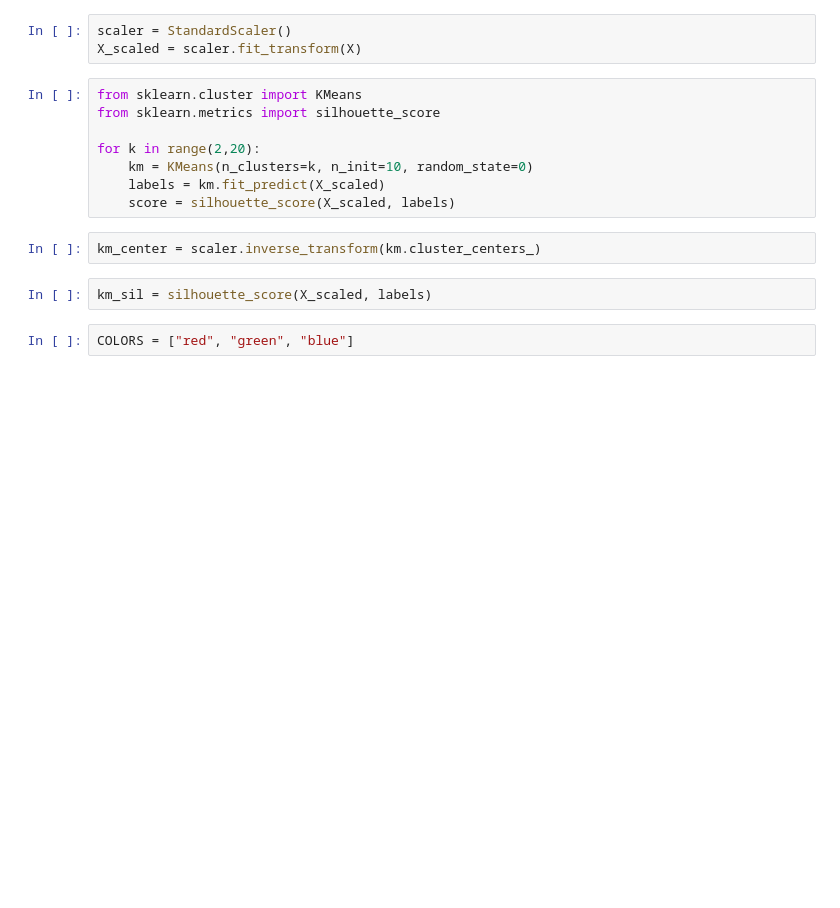
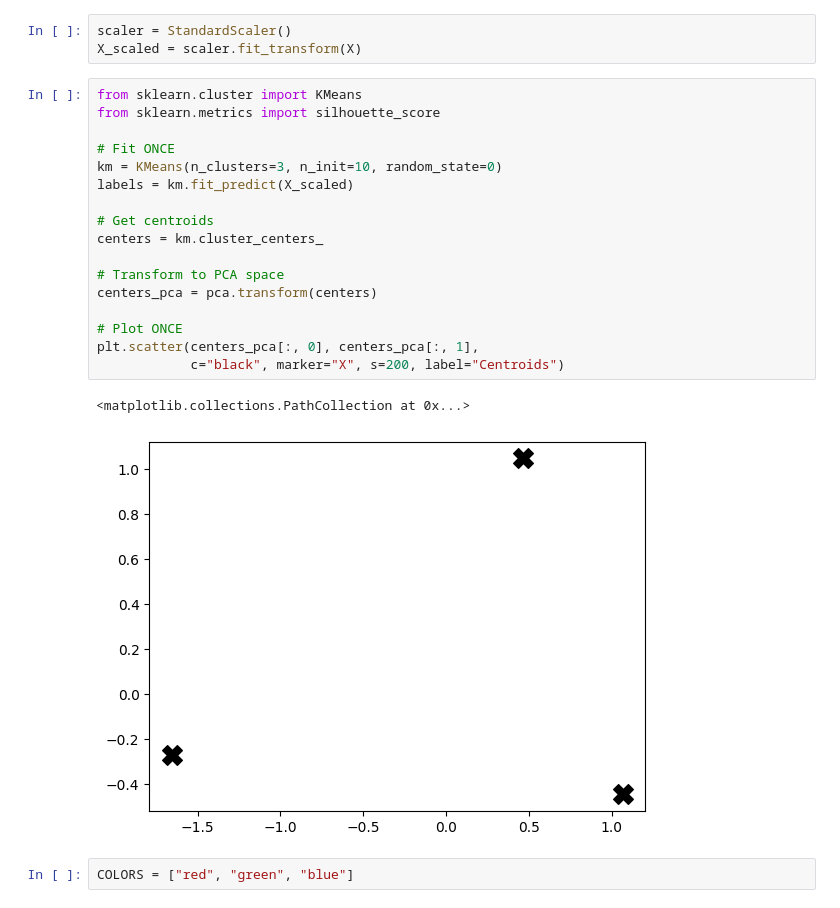
Before and after one commit to ypoudel3/data_final, a Jupyter notebook: clustering.ipynb, the cells around one changed output. Cells and saved outputs as stored; diff of their text form; blank space fills up the shorter version.

Commit message:
clustering

```diff
--- a/clustering.ipynb
+++ b/clustering.ipynb
@@ -32,15 +32,23 @@ X_scaled = scaler.fit_transform(X)
 # %%
 from sklearn.cluster import KMeans
 from sklearn.metrics import silhouette_score
 
-for k in range(2,20):
-    km = KMeans(n_clusters=k, n_init=10, random_state=0)
-    labels = km.fit_predict(X_scaled)
-    score = silhouette_score(X_scaled, labels)
+# Fit ONCE
+km = KMeans(n_clusters=3, n_init=10, random_state=0)
+labels = km.fit_predict(X_scaled)
+
+# Get centroids
+centers = km.cluster_centers_
+
+# Transform to PCA space
+centers_pca = pca.transform(centers)
+
+# Plot ONCE
+plt.scatter(centers_pca[:, 0], centers_pca[:, 1],
+            c="black", marker="X", s=200, label="Centroids")
+# %% [output]
+<matplotlib.collections.PathCollection at 0x...>
+[figure, added]
-# %%
-km_center = scaler.inverse_transform(km.cluster_centers_)
-# %%
-km_sil = silhouette_score(X_scaled, labels)
 # %%
 COLORS = ["red", "green", "blue"]
 # %% [markdown]
```
Also changed, not shown: parts of 3 cells of this notebook, 2 other files.
